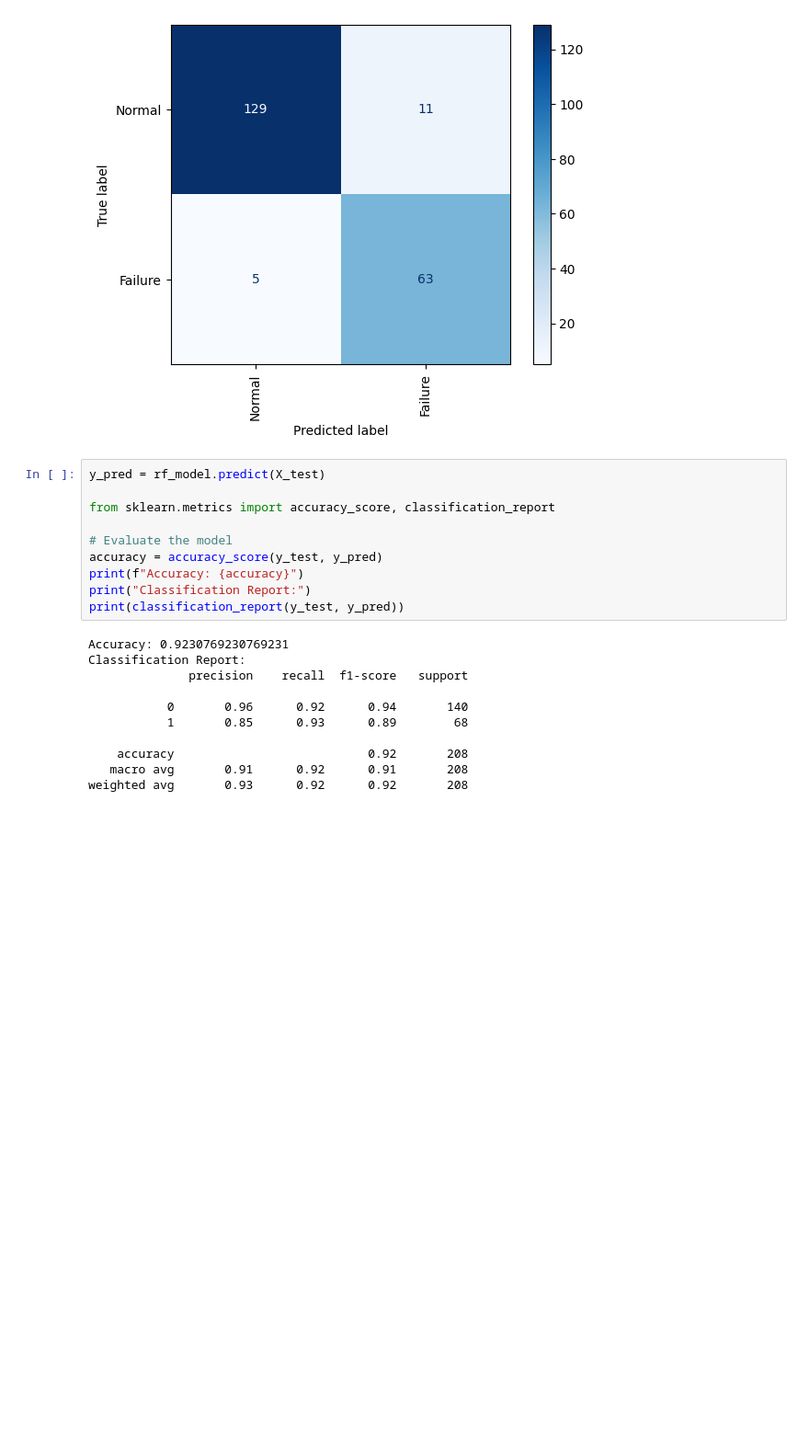
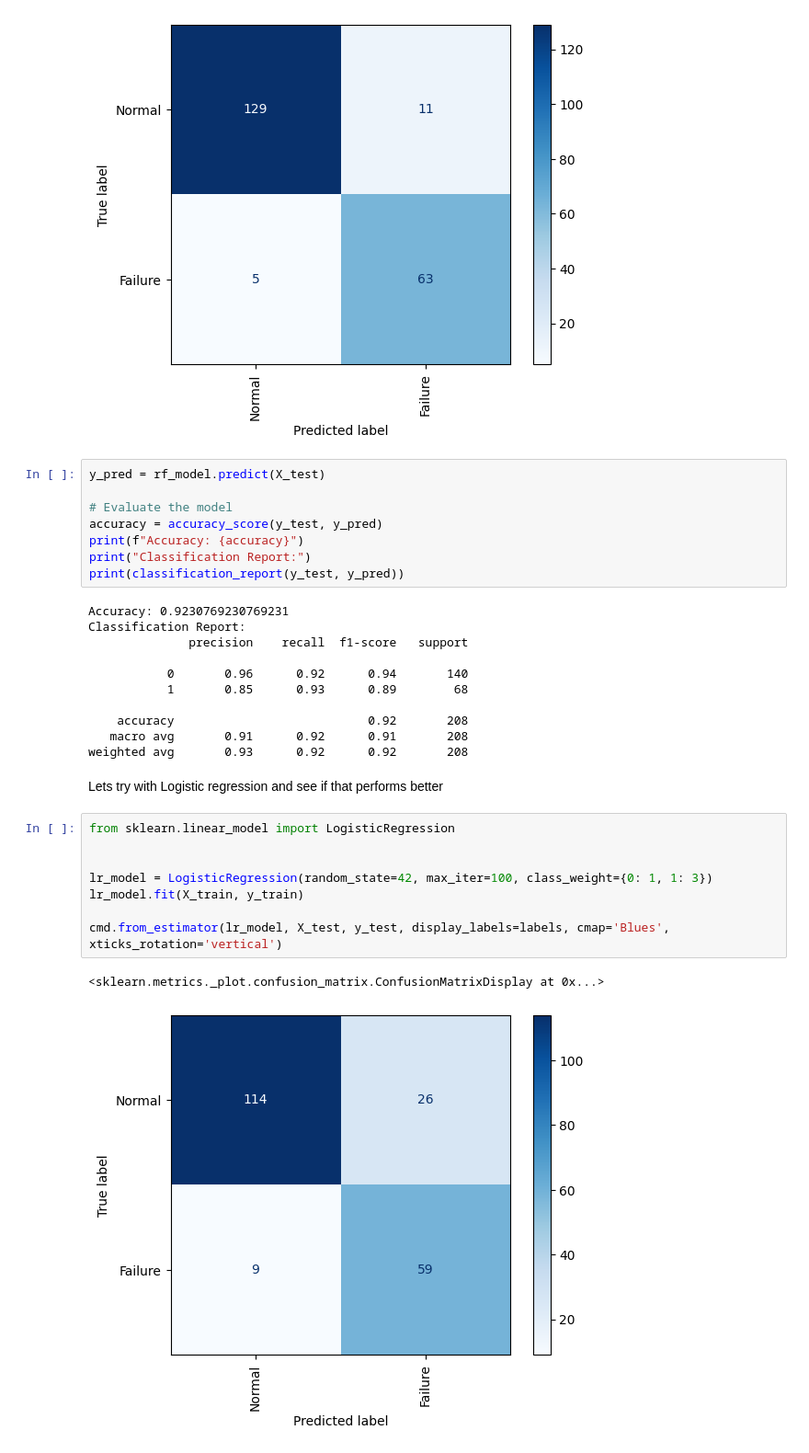
Before and after one commit to waterandstuff/AML_Exam, a Jupyter notebook: Random_Forest.ipynb, the cells around one changed output. Shown: that part at 92% size. Saved outputs shown, nothing was run; the diff lists cells and outputs as text; blank space fills up the shorter version.

Commit message:
Logistic added

```diff
--- a/Random_Forest.ipynb
+++ b/Random_Forest.ipynb
@@ -97,8 +97,6 @@ cmd.from_estimator(rf_model, X_test, y_test, display_labels=labels, cmap='Blues'
 [figure]
 # %%
 y_pred = rf_model.predict(X_test)
-
-from sklearn.metrics import accuracy_score, classification_report
 
 # Evaluate the model
 accuracy = accuracy_score(y_test, y_pred)
@@ -116,3 +114,16 @@ Classification Report:
     accuracy                           0.92       208
    macro avg       0.91      0.92      0.91       208
 weighted avg       0.93      0.92      0.92       208
+# %% [markdown]
+Lets try with Logistic regression and see if that performs better
+# %%
+from sklearn.linear_model import LogisticRegression
+
+
+lr_model = LogisticRegression(random_state=42, max_iter=100, class_weight={0: 1, 1: 3})
+lr_model.fit(X_train, y_train)
+
+cmd.from_estimator(lr_model, X_test, y_test, display_labels=labels, cmap='Blues', xticks_rotation='vertical')
+# %% [output]
+<sklearn.metrics._plot.confusion_matrix.ConfusionMatrixDisplay at 0x...>
+[figure, added]
```
Also changed, not shown: parts of 4 cells of this notebook, 3 other files.
